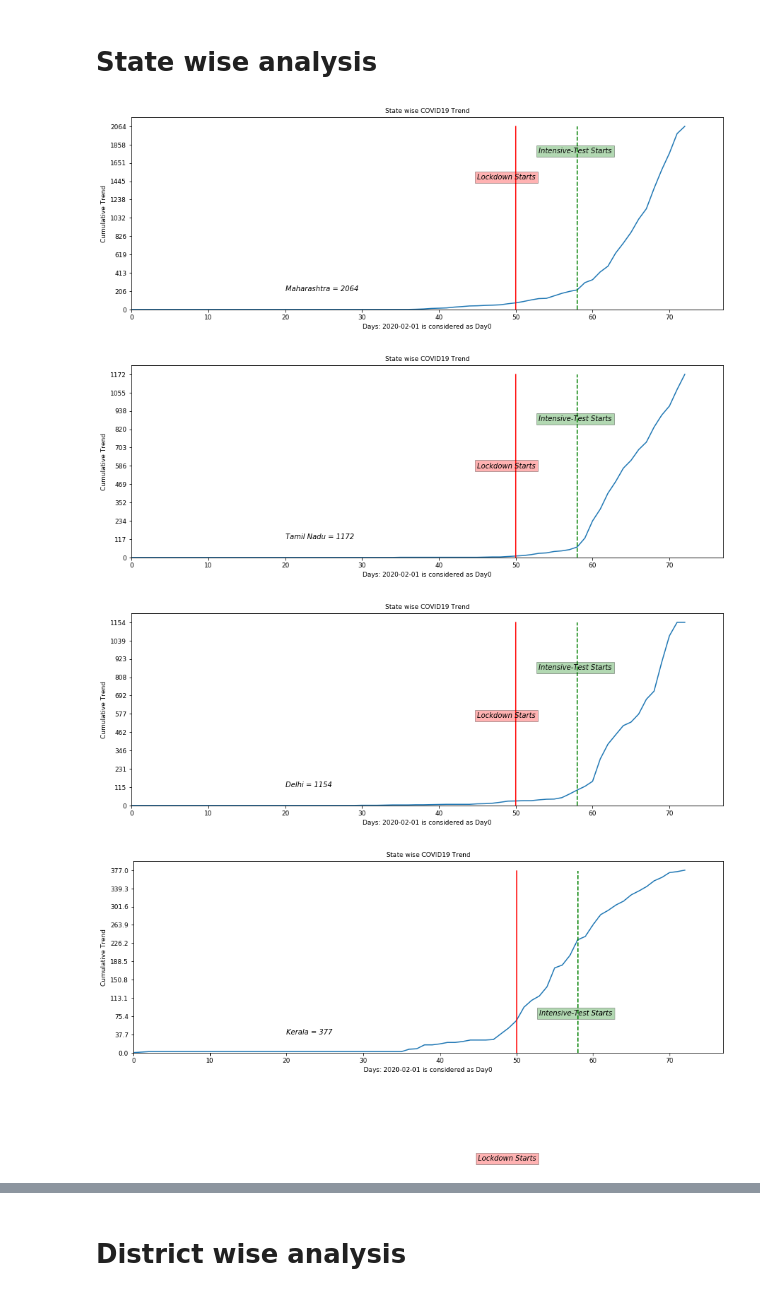
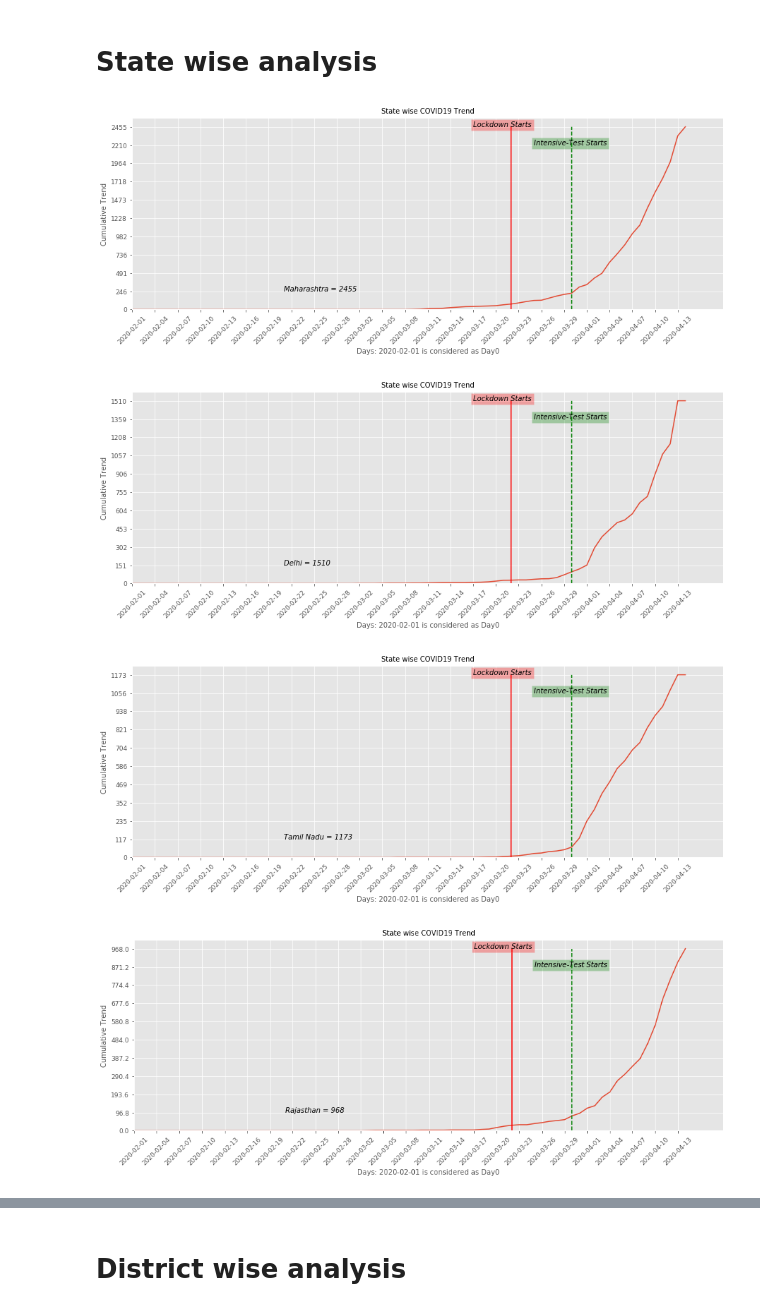
Before and after one commit to vaibhav-k/Coronavirus-DIsease-in-India, a Jupyter notebook: Corona virus India state and district level data analysis from the API.ipynb, the cells around one changed output, grey strips where cells are left out. Saved outputs shown, nothing was run; the diff lists cells and outputs as text; code cells hidden in the pictures.

Commit message:
Changed the graph style and deleted the variales which were no longer being used

```diff
--- a/Corona virus India state and district level data analysis from the API.ipynb
+++ b/Corona virus India state and district level data analysis from the API.ipynb
@@ -8,25 +8,26 @@ import datetime
 from datetime import date
 from datetime import timedelta
 import matplotlib.pyplot as plt
+plt.style.use("ggplot")
 
 import warnings
 warnings.filterwarnings('ignore')
 
 # set the Day_0 and Day_n and calculate the duration
 day0 = "2020-02-01"
-till_date = "2020-04-13"
+till_date = "2020-04-14"
 tot_days = (date.today() - datetime.datetime.strptime(day0, "%Y-%m-%d").date()).days
 print("Data available for " + str(tot_days) + " days.")
 
 # setup the Figure rcParameters
 SMALL_SIZE = 9
-MEDIUM_SIZE = 9
-BIGGER_SIZE = 9
+MEDIUM_SIZE = 10
+BIGGER_SIZE = 11
 plt.rc("font", size = MEDIUM_SIZE)
-plt.rc("axes", titlesize = SMALL_SIZE)
+plt.rc("axes", titlesize = MEDIUM_SIZE)
 plt.rc("axes", labelsize = MEDIUM_SIZE)
 plt.rc("xtick", labelsize = SMALL_SIZE)
 plt.rc("ytick", labelsize = SMALL_SIZE)
-plt.rc("legend", fontsize = SMALL_SIZE)
+plt.rc("legend", fontsize = BIGGER_SIZE)
 plt.rc("figure", titlesize = BIGGER_SIZE)
 # %% [output]
@@ -62,17 +72,24 @@ print(unique_nationalities)
 # %%
 # manipulating the API data to get the date column in the correct format
+temp1 = list(api_data_raw["dateannounced"])
+date_from_temp1 = [datetime.datetime.strptime(x, "%d/%m/%Y") for x in temp1]
 temp_data = api_data_raw.copy()
-temp1 = list(api_data_raw["dateannounced"])
-DATE = [datetime.datetime.strptime(x, "%d/%m/%Y") for x in temp1]
-temp_data["dateannounced"] = DATE
-temp2 = pd.to_datetime(temp_data.dateannounced, format = "%Y-%m-%d")
-temp_data["dateannounced"] = temp2.dt.strftime("%Y-%m-%d")
+temp_data["dateannounced"] = date_from_temp1
+temp1 = pd.to_datetime(temp_data.dateannounced, format = "%Y-%m-%d")
+temp_data["dateannounced"] = temp1.dt.strftime("%Y-%m-%d")
 
 # set till_date as the last date available in api_data_raw
 yesterday = date.today() - timedelta(days = 1)
 date_yesterday = yesterday.strftime("%Y-%m-%d")
 date_yesterday = till_date
 data_temp = temp_data[(temp_data["dateannounced"] <= date_yesterday)]
+
+# clearing the memory
+del temp1
+del date_from_temp1
+del temp_data
+del yesterday
+del date_yesterday
 # %% [markdown]
 # Preparing the state and district wise DataFrames
 # %%
@@ -184,38 +216,45 @@ state_data = state_data.drop(no_state_name)
 # %%
 # plotting the infection data for the states with the most patients
 no_states = 5
 xloc = 20
 
 train_state = state_data
 states = list(train_state.State.unique())
 gb = pd.DataFrame(train_state.groupby(["State"])["ConfirmedCases"].agg("sum"))
 stsort = gb.sort_values(by = ["ConfirmedCases"], ascending = False)
 
 for j in range (no_states):
     data_for_graph = train_state.query("State == " + '"' + stsort.index[j] + '"')
     tss = data_for_graph.ConfirmedCases
-    days = (data_for_graph.Day)
+    date = (data_for_graph.Date)
     plt.figure(figsize = (15, 5))
-    plt.plot(days, (tss))
+    plt.plot(date, (tss))
     plt.xlabel("Days: " + str(day0) + " is considered as Day0")
     plt.ylabel("Cumulative Trend")
-    plt.xticks(np.arange(0, tot_days + 5, 10))
+    plt.xticks(np.arange(0, tot_days, 3), rotation = 45)
     plt.xlim([0, tot_days + 5])
     plt.ylim(tss.iloc[-1] + 1)
     plt.yticks(np.arange(0, tss.iloc[-1] + 1, tss.iloc[-1] / 10))#, tss.iloc[-1] + 1, tss.iloc[-1] / 10)#100, tss.iloc[-1], 100
     plt.text(xloc, tss.iloc[-1] / 10, str(stsort.index[j]) + " = " + str(tss.iloc[-1]), style = "oblique")
     plt.title("State wise COVID19 Trend")
 
     rangey = np.arange(0, tss.iloc[-1])
     lockday = (datetime.datetime.strptime("2020-03-22", "%Y-%m-%d").date() - datetime.datetime.strptime(day0, "%Y-%m-%d").date()).days
     intense_day = (datetime.datetime.strptime("2020-03-30", "%Y-%m-%d").date() - datetime.datetime.strptime(day0, "%Y-%m-%d").date()).days
     plt.plot(np.ones((rangey.size)) * lockday,np.arange(0, tss.iloc[-1]), "r", label = "Lockdown_day")
-    plt.text(lockday - 5, tss.iloc[-1] - 600, "Lockdown Starts", style = "italic", bbox = {"facecolor": "red", "alpha": 0.3, "pad": 3})
+    plt.text(lockday - 5, tss.iloc[-1], "Lockdown Starts", style = "italic", bbox = {"facecolor": "red", "alpha": 0.3, "pad": 3})
     plt.plot(np.ones((rangey.size)) * intense_day, np.arange(0, tss.iloc[-1]), "g--", label = "Intensive-Test Starts")
-    plt.text(intense_day - 5, tss.iloc[-1] - 300, "Intensive-Test Starts", style = "italic", bbox = {"facecolor": "green", "alpha": 0.3, "pad": 3})
+    plt.text(intense_day - 5, tss.iloc[-1] - tss.iloc[-1] / 10, "Intensive-Test Starts", style = "italic", bbox = {"facecolor": "green", "alpha": 0.3, "pad": 3})
     plt.show()
+
+# clearing the memory
+del train_state
+del states
+del gb
+del stsort
+del no_states
 # %% [output]
-[figure, old version]
+[figure, new version]
-[figure, old version]
+[figure, new version]
-[figure, old version]
+[figure, new version]
-[figure, old version]
+[figure, new version]
```
Also changed, not shown: parts of 11 cells of this notebook.
